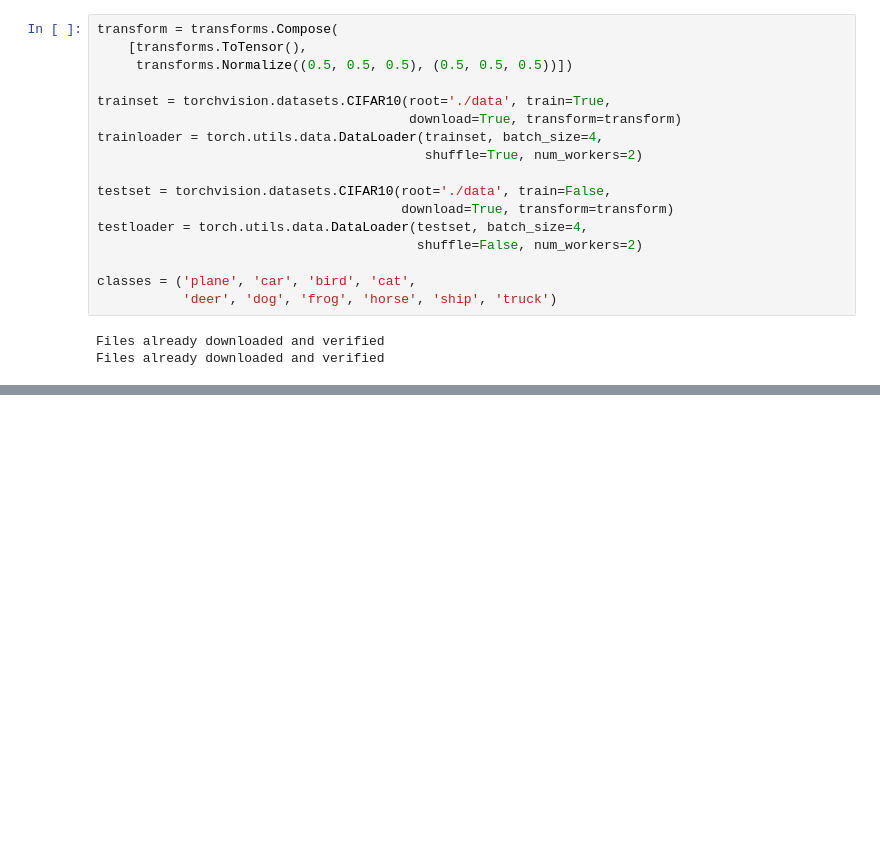
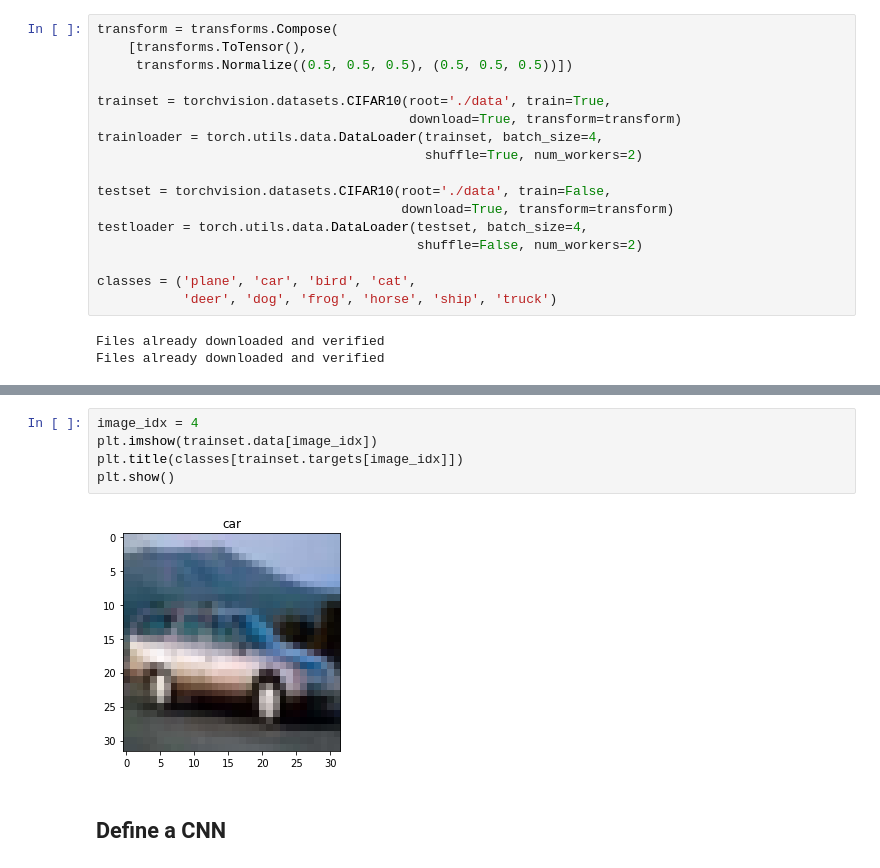
Before and after one commit to mohanliu/pytorch-onnx-tensorflow-test, a Jupyter notebook: pytorch_getstarted_image_processing.ipynb, the cells around one changed output, grey strips where cells are left out. Drawn from its saved outputs; the diff is of its cells as text; blank space fills up the shorter version.

```diff
--- a/pytorch_getstarted_image_processing.ipynb
+++ b/pytorch_getstarted_image_processing.ipynb
@@ -27,0 +102,9 @@ Files already downloaded and verified
+# %%
+image_idx = 4
+plt.imshow(trainset.data[image_idx])
+plt.title(classes[trainset.targets[image_idx]])
+plt.show()
+# %% [output]
+[figure, added]
+# %% [markdown]
+## Define a CNN
```
Also changed, not shown: parts of 27 cells of this notebook.
